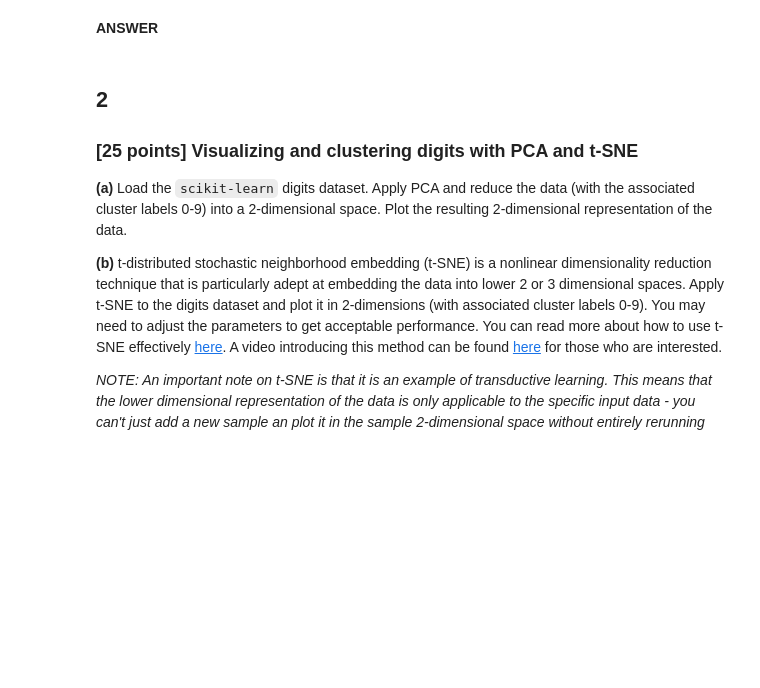
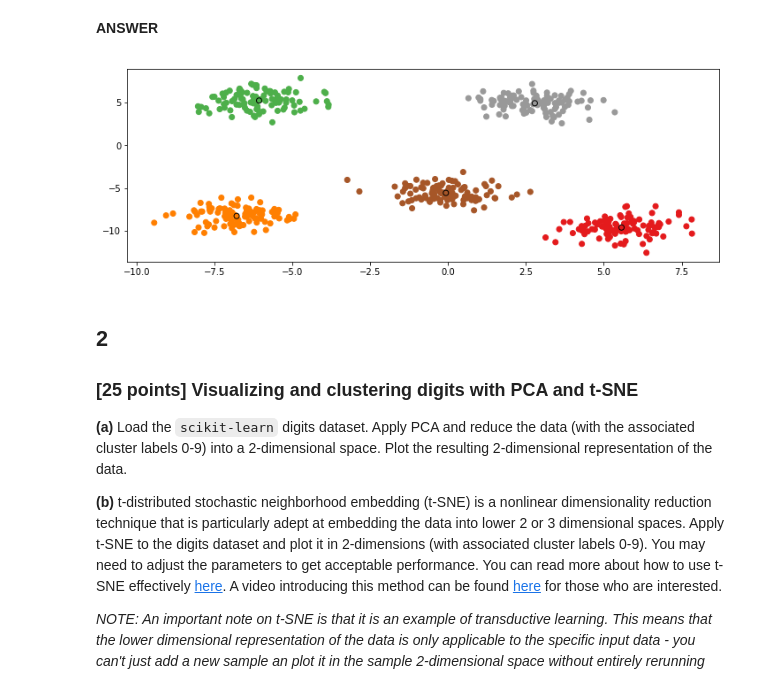
Before and after one commit to chrimiway/machine-learning-course, a Jupyter notebook: Assignment4.ipynb, the cells around one changed output. Saved outputs shown, nothing was run; the diff lists cells and outputs as text; code cells hidden in the pictures; blank space fills up the shorter version.

```diff
--- a/Assignment4.ipynb
+++ b/Assignment4.ipynb
@@ -23,11 +23,3 @@ Clustering can be used to determine structure, assign group membership, and repr
 Each file has three columns: the first two are $x_1$ and $x_2$, then the third is a suggested cluster label (ignore this third column - do NOT include this in your analysis). *The data are from https://cs.joensuu.fi/sipu/datasets/*.
 # %% [markdown]
 **ANSWER**
-# %%
-class Kmeans:
-    def __init__(self, n_clusters):
-        self.n_clusters = n_clusters
-        pass
-    def fit(self, X):
-
-        self.centers =
@@ -34,3 +70,12 @@ class Kmeans:
+# %%
+%matplotlib inline
+import matplotlib.pyplot as plt
+plt.figure(figsize=(12,4))
+plt.scatter(X[:, 0], X[:, 1], c=clusters, cmap="Set1")
+plt.scatter(centers[:, 0], centers[:, 1], c=list(range(num_cluster)), cmap="Set1", edgecolors="black")
+plt.show()
+# %% [output]
+[figure, added]
 # %% [markdown]
 ## 2
 
```
Also changed, not shown: parts of 7 cells of this notebook.
